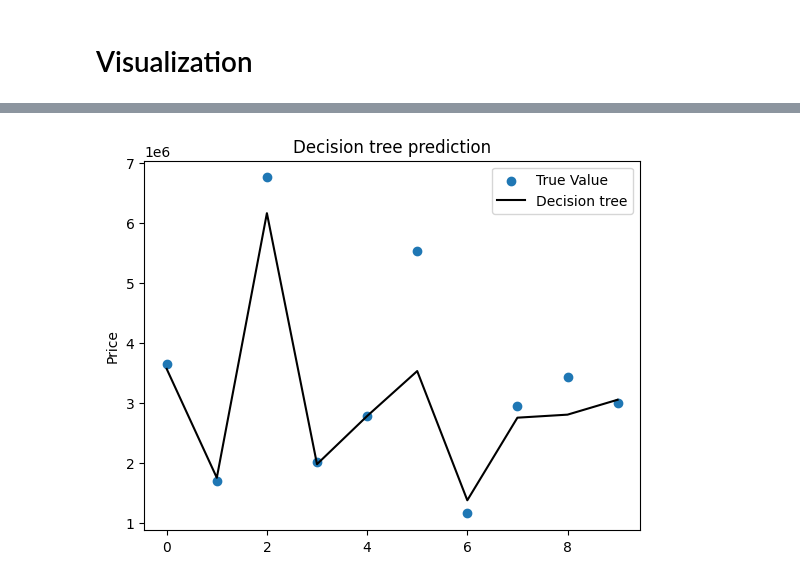
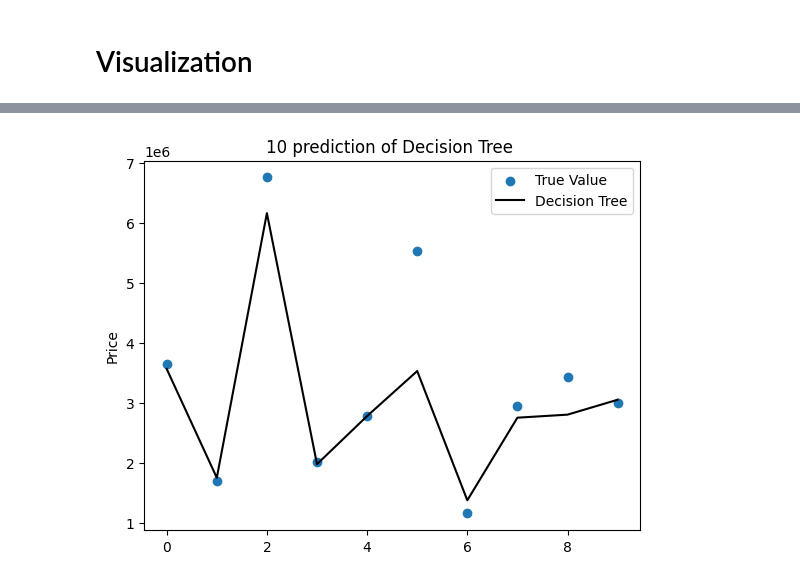
Before and after one commit to hairfann/airfare-prediction, a Jupyter notebook: flight_price.ipynb, the cells around one changed output, grey strips where cells are left out. Saved outputs shown, nothing was run; the diff lists cells and outputs as text; code cells hidden in the pictures.

```diff
--- a/flight_price.ipynb
+++ b/flight_price.ipynb
@@ -316,7 +316,7 @@ rf_prediction = random_forest.predict(X_test)
 clf_en_prediction = decision_tree.predict(X_test)
 # %%
 model_result = pd.DataFrame(index=['Mean Absolute Error',"R-square","Mean squared Error"])
-model_list = ['xgboost','adaboost','random_forest','decision_tree']
+model_list = ['XGBoost','AdaBoost','Random Forest','Decision Tree']
 prediction_list = [xgboost_prediction, adaboost_prediction, rf_prediction, clf_en_prediction]
 for i in range(0,len(model_list)):
     model_result[model_list[i]] = [str(mean_absolute_error(prediction_list[i], Y_test)), str(r2_score(prediction_list[i], Y_test)), str(mean_squared_error(prediction_list[i], Y_test))]
@@ -375,15 +375,15 @@ plt.show()
 # %%
 x = [i for i in range(0,10)]
 y = Y_test[:10]
 
 X_decision_tree = [i for i in range(0,10)]
 Y_decision_tree = clf_en_prediction[:10]
 
 plt.scatter(x, y)
 plt.plot(X_decision_tree, Y_decision_tree ,color='black')
-plt.title('Decision tree prediction')
+plt.title('10 prediction of Decision Tree ')
 plt.ylabel('Price')
-plt.legend(['True Value','Decision tree'])
+plt.legend(['True Value','Decision Tree'])
 plt.show()
 # %% [output]
-[figure, old version]
+[figure, new version]
```
Also changed, not shown: parts of 4 cells of this notebook.
